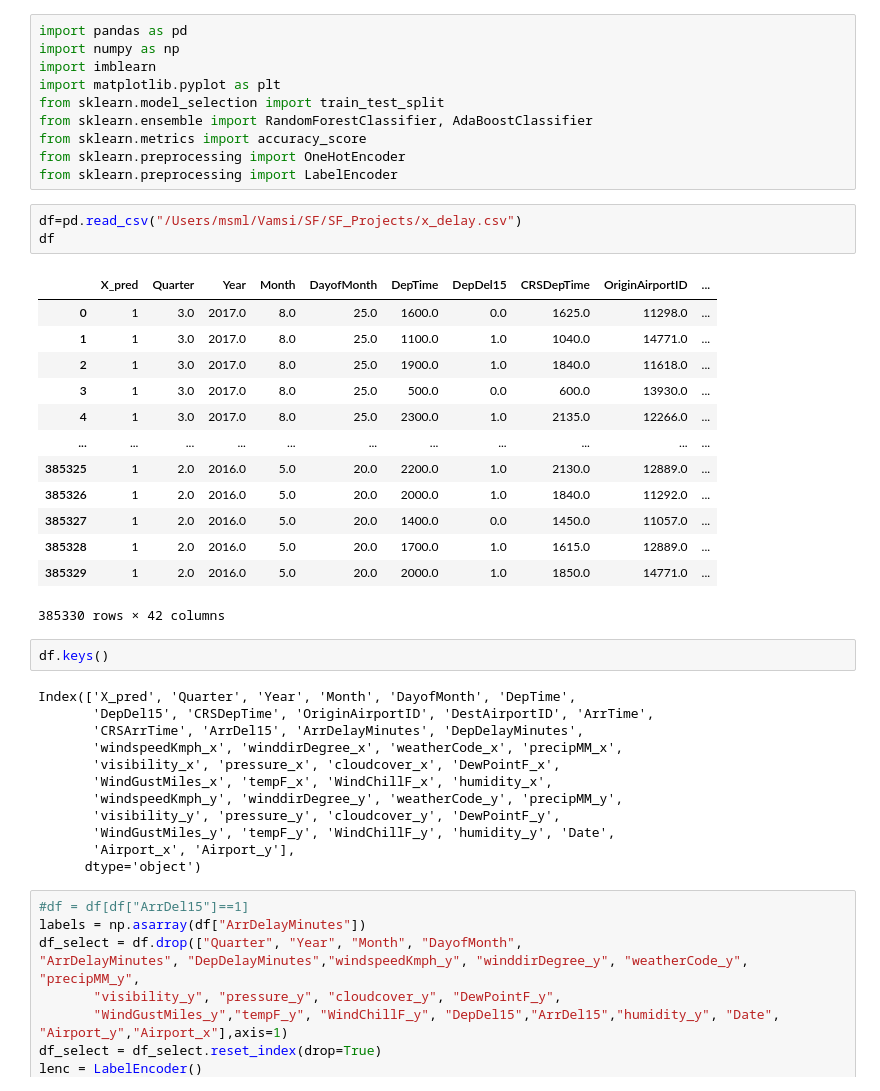
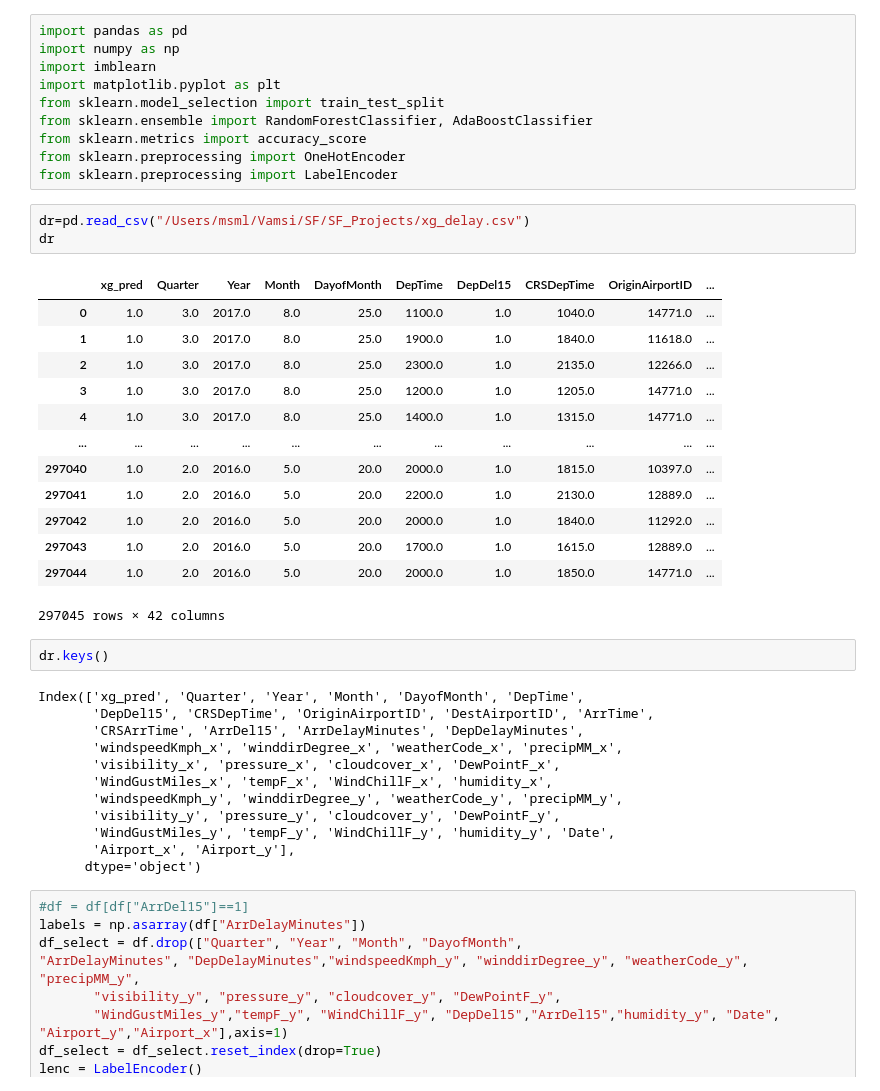
Before and after one commit to AMVamsi/Flight_Delay_Prediction, a Jupyter notebook: Project.ipynb, the cells around one changed output. Drawn from its saved outputs; the diff is of its cells as text.

```diff
--- a/Project.ipynb
+++ b/Project.ipynb
@@ -936,26 +936,26 @@ from sklearn.metrics import accuracy_score
 from sklearn.preprocessing import OneHotEncoder
 from sklearn.preprocessing import LabelEncoder
 # %%
-df=pd.read_csv("/Users/msml/Vamsi/SF/SF_Projects/x_delay.csv")
-df
+dr=pd.read_csv("/Users/msml/Vamsi/SF/SF_Projects/xg_delay.csv")
+dr
 # %% [output]
-|  | X_pred | Quarter | Year | Month | DayofMonth | DepTime | DepDel15 | CRSDepTime | OriginAirportID | ... |
-| 0 | 1 | 3.0 | 2017.0 | 8.0 | 25.0 | 1600.0 | 0.0 | 1625.0 | 11298.0 | ... |
-| 1 | 1 | 3.0 | 2017.0 | 8.0 | 25.0 | 1100.0 | 1.0 | 1040.0 | 14771.0 | ... |
-| 2 | 1 | 3.0 | 2017.0 | 8.0 | 25.0 | 1900.0 | 1.0 | 1840.0 | 11618.0 | ... |
-| 3 | 1 | 3.0 | 2017.0 | 8.0 | 25.0 | 500.0 | 0.0 | 600.0 | 13930.0 | ... |
-| 4 | 1 | 3.0 | 2017.0 | 8.0 | 25.0 | 2300.0 | 1.0 | 2135.0 | 12266.0 | ... |
+|  | xg_pred | Quarter | Year | Month | DayofMonth | DepTime | DepDel15 | CRSDepTime | OriginAirportID | ... |
+| 0 | 1.0 | 3.0 | 2017.0 | 8.0 | 25.0 | 1100.0 | 1.0 | 1040.0 | 14771.0 | ... |
+| 1 | 1.0 | 3.0 | 2017.0 | 8.0 | 25.0 | 1900.0 | 1.0 | 1840.0 | 11618.0 | ... |
+| 2 | 1.0 | 3.0 | 2017.0 | 8.0 | 25.0 | 2300.0 | 1.0 | 2135.0 | 12266.0 | ... |
+| 3 | 1.0 | 3.0 | 2017.0 | 8.0 | 25.0 | 1200.0 | 1.0 | 1205.0 | 14771.0 | ... |
+| 4 | 1.0 | 3.0 | 2017.0 | 8.0 | 25.0 | 1400.0 | 1.0 | 1315.0 | 14771.0 | ... |
 | ... | ... | ... | ... | ... | ... | ... | ... | ... | ... | ... |
-| 385325 | 1 | 2.0 | 2016.0 | 5.0 | 20.0 | 2200.0 | 1.0 | 2130.0 | 12889.0 | ... |
-| 385326 | 1 | 2.0 | 2016.0 | 5.0 | 20.0 | 2000.0 | 1.0 | 1840.0 | 11292.0 | ... |
-| 385327 | 1 | 2.0 | 2016.0 | 5.0 | 20.0 | 1400.0 | 0.0 | 1450.0 | 11057.0 | ... |
-| 385328 | 1 | 2.0 | 2016.0 | 5.0 | 20.0 | 1700.0 | 1.0 | 1615.0 | 12889.0 | ... |
-| 385329 | 1 | 2.0 | 2016.0 | 5.0 | 20.0 | 2000.0 | 1.0 | 1850.0 | 14771.0 | ... |
+| 297040 | 1.0 | 2.0 | 2016.0 | 5.0 | 20.0 | 2000.0 | 1.0 | 1815.0 | 10397.0 | ... |
+| 297041 | 1.0 | 2.0 | 2016.0 | 5.0 | 20.0 | 2200.0 | 1.0 | 2130.0 | 12889.0 | ... |
+| 297042 | 1.0 | 2.0 | 2016.0 | 5.0 | 20.0 | 2000.0 | 1.0 | 1840.0 | 11292.0 | ... |
+| 297043 | 1.0 | 2.0 | 2016.0 | 5.0 | 20.0 | 1700.0 | 1.0 | 1615.0 | 12889.0 | ... |
+| 297044 | 1.0 | 2.0 | 2016.0 | 5.0 | 20.0 | 2000.0 | 1.0 | 1850.0 | 14771.0 | ... |
-385330 rows × 42 columns
+297045 rows × 42 columns
 # %%
-df.keys()
+dr.keys()
 # %% [output]
-Index(['X_pred', 'Quarter', 'Year', 'Month', 'DayofMonth', 'DepTime',
+Index(['xg_pred', 'Quarter', 'Year', 'Month', 'DayofMonth', 'DepTime',
        'DepDel15', 'CRSDepTime', 'OriginAirportID', 'DestAirportID', 'ArrTime',
        'CRSArrTime', 'ArrDel15', 'ArrDelayMinutes', 'DepDelayMinutes',
        'windspeedKmph_x', 'winddirDegree_x', 'weatherCode_x', 'precipMM_x',
```
Also changed, not shown: parts of 27 cells of this notebook.
